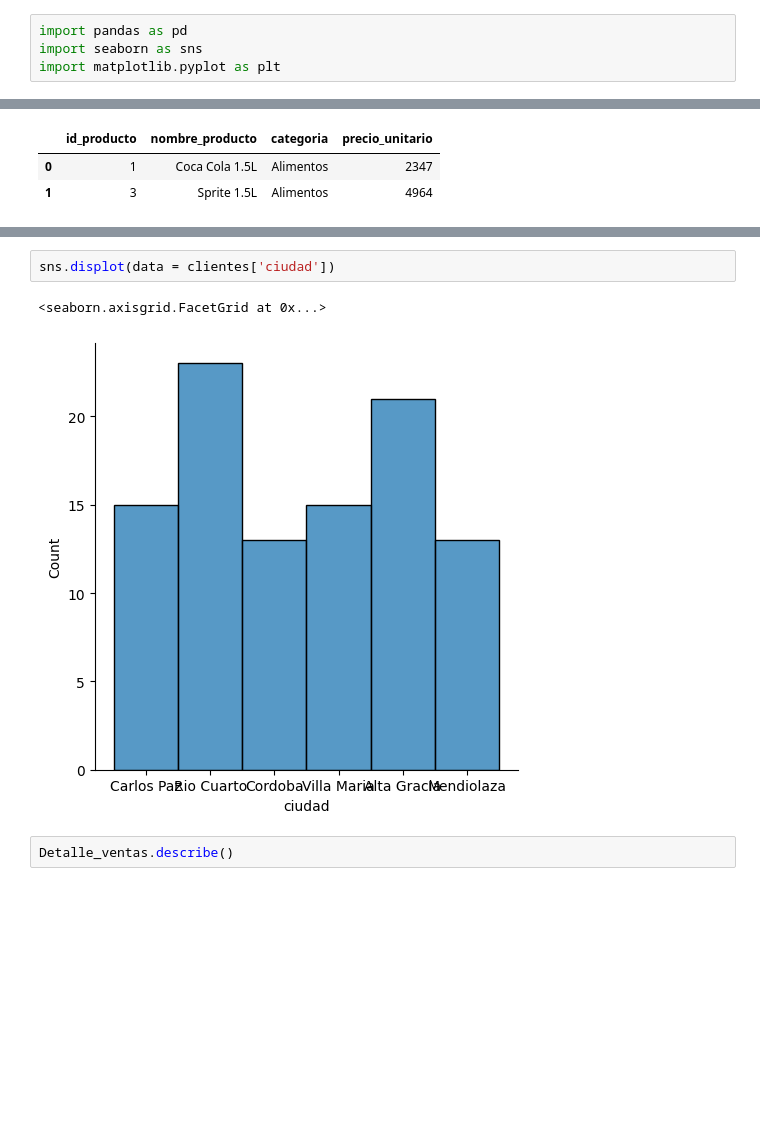
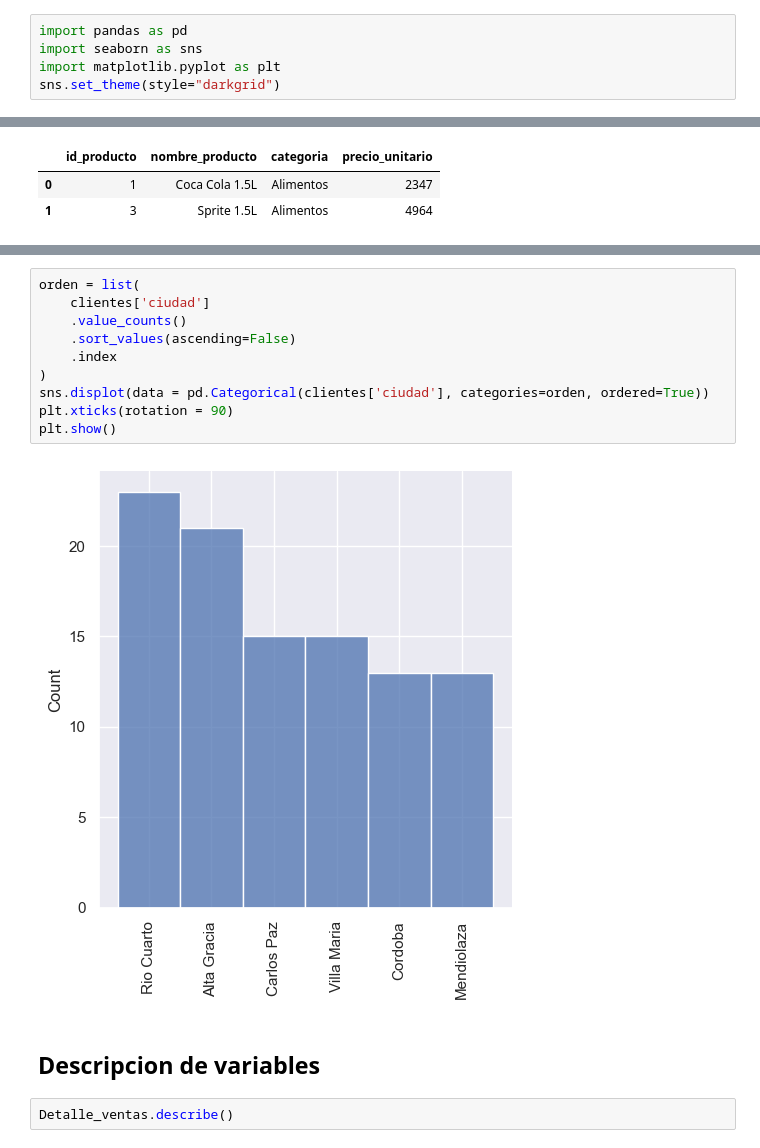
Before and after one commit to ricardoflors42-collab/Tiendita-Areulium-1, a Jupyter notebook: Analisis_descriptivo.ipynb, the cells around one changed output, grey strips where cells are left out. Saved outputs shown, nothing was run; the diff lists cells and outputs as text; blank space fills up the shorter version.

```diff
--- a/Analisis_descriptivo.ipynb
+++ b/Analisis_descriptivo.ipynb
@@ -2,3 +2,4 @@
 import pandas as pd
 import seaborn as sns
 import matplotlib.pyplot as plt
+sns.set_theme(style="darkgrid")
@@ -100,8 +106,17 @@ sns.displot(data = Suma_categoria['importe'])
 # %%
-sns.displot(data = clientes['ciudad'])
+orden = list(
+    clientes['ciudad']
+    .value_counts()
+    .sort_values(ascending=False)
+    .index
+)
+sns.displot(data = pd.Categorical(clientes['ciudad'], categories=orden, ordered=True))
+plt.xticks(rotation = 90)
+plt.show()
 # %% [output]
-<seaborn.axisgrid.FacetGrid at 0x...>
-[figure, old version]
+[figure, new version]
+# %% [markdown]
+## Descripcion de variables
 # %%
 Detalle_ventas.describe()
 # %% [output]
```
Also changed, not shown: parts of 25 cells of this notebook.
